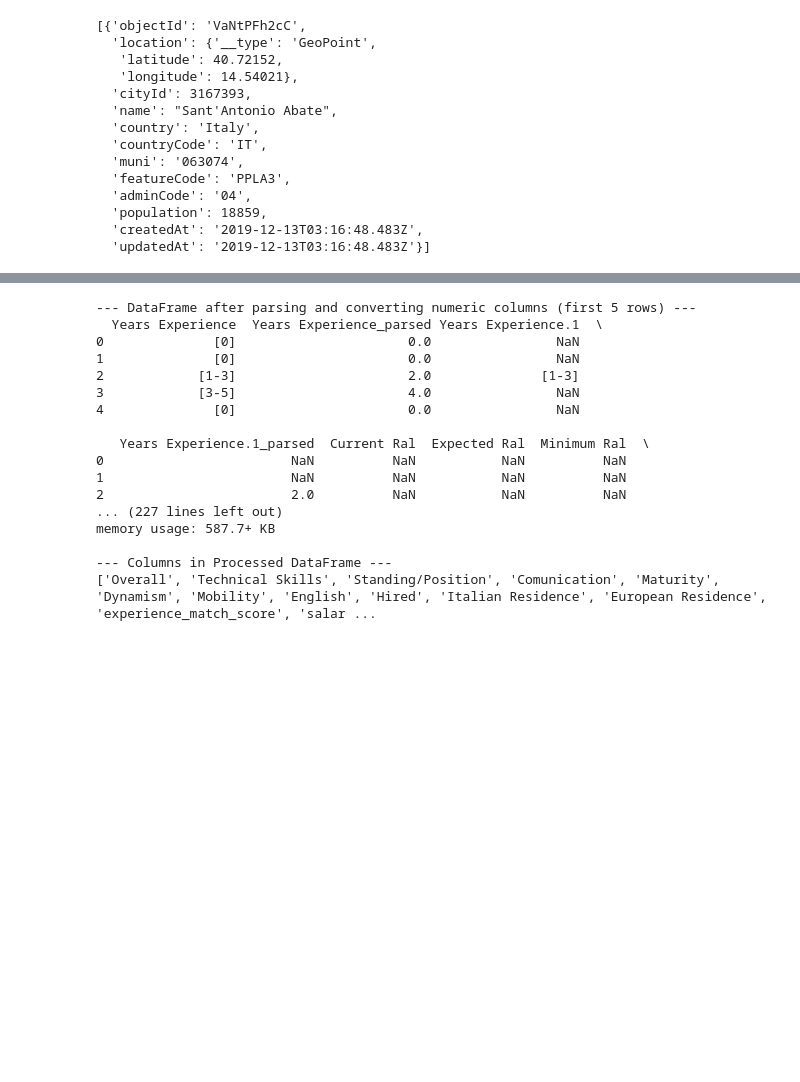
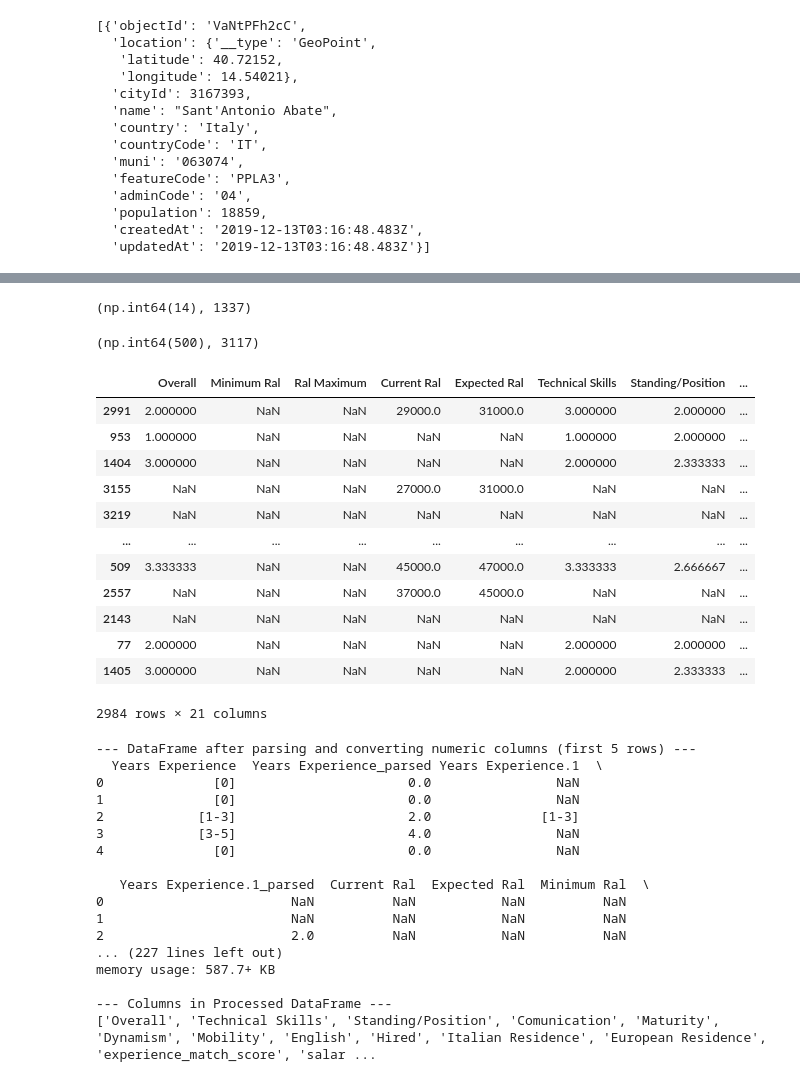
Before and after one commit to lyudmilstamenov/ethics_in_ai_unibo, a Jupyter notebook: model.ipynb, the cells around one changed output, grey strips where cells are left out. Saved outputs shown, nothing was run; the diff lists cells and outputs as text; code cells hidden in the pictures; blank space fills up the shorter version.

```diff
--- a/model.ipynb
+++ b/model.ipynb
@@ -994,9 +844,10 @@ Index(['ID', 'Candidate State', 'Age Range', 'Residence', 'Sex',
 # %%
 
 
-df_features = final_df.copy()
+# df_features = final_df.copy()
+df_features = final_df_filled.copy()
 
-df_features = parse_and_convert_numeric_cols(df_features)
+# df_features = parse_and_convert_numeric_cols(df_features)
 
 df_features['experience_match_score'] = calculate_experience_match_score(df_features)
 
@@ -1072,29 +923,42 @@ print("\n'Hired' column cleaned and added.")
 # Define the list of final columns you want to keep
 columns_to_keep_final = [
     '# TAG', # Identifier
-    'Italian Residence', 'European Residence', # Booleans
-    'Overall', 'Technical Skills', 'Standing/Position', # Original Scores
+    # 'Italian Residence', 'European Residence', # Booleans
+    # 'Overall',
+    'Technical Skills', 'Standing/Position', # Original Scores
     'Comunication', 'Maturity', 'Dynamism', 'Mobility', 'English', # Original Scores
     'Current Ral', 'Expected Ral', 'Minimum Ral', 'Ral Maximum', # Original RALs (now numeric/NaN)
     'Years Experience_parsed', 'Years Experience.1_parsed', # Parsed Years Experience
     'experience_match_score', 'salary_fit_score', # New Scores
-    'profile_nlp_similarity_st', 'profile_nlp_similarity_tfidf', # Both NLP Scores (keep both or choose one)
-    'residence_hq_distance_km', 'residence_hq_proximity_score', # New Geo Scores
-    'overall_match_score', # New Combined Score
+    # 'profile_nlp_similarity_st',
+    # 'profile_nlp_similarity_tfidf', # Both NLP Scores (keep both or choose one)
+    # 'residence_hq_distance_km', 'residence_hq_proximity_score', # New Geo Scores
+    # 'overall_match_score', # New Combined Score
     'Hired' # Target variable
 ]
 
 df_features_cleaned = drop_columns_except(df_features, columns_to_keep_final)
 
-feature_columns_for_ml = [col for col in df_features_cleaned.columns if col != 'Hired' and col != '# TAG']
+feature_columns_for_ml = [col for col in df_features_cleaned.columns if col != 'Hired']
 
 X = df_features_cleaned[feature_columns_for_ml]
 y = df_features_cleaned['Hired']
+for c in X.columns:
+    print(c,X[c].isna().sum())
+# from imblearn.over_sampling import SMOTE
+# print(f'Before resampling:{len(X)}')
 
-X_train, X_test, y_train, y_test = train_test_split(X, y, test_size=0.25, random_state=42, stratify=y) # Stratify to maintain hire ratio
+# smote = SMOTE(random_state=42)
+# X, y = smote.fit_resample(X, y)
+# print(f'After resampling:{len(X)}')
+X_train, X_test, y_train, y_test = train_test_split(X, y, test_size=0.33, random_state=42, stratify=y) # Stratify to maintain hire ratio
+# index_cut=int(0.65 * len(X))
+# X_train, X_test = X[:index_cut], X[index_cut:]
+# y_train, y_test = y[:index_cut], y[index_cut:]
 
-
-model = HistGradientBoostingClassifier(random_state=42)
+from sklearn.linear_model import LogisticRegression
+model = LogisticRegression()
+# model = HistGradientBoostingClassifier(random_state=42)
 
 # Train the model - pass X_train directly (it may contain NaNs)
 print("\n--- Training HistGradientBoostingClassifier Model ---")
@@ -1144,3 +1061,27 @@ memory usage: 823.7 KB
+# %%
+(y_test==True).sum(),len(y_test)
+# %% [output]
+(np.int64(14), 1337)
+# %%
+(y_train==True).sum(),len(y_train)
+# %% [output]
+(np.int64(500), 3117)
+# %%
+X_train
+# %% [output]
+|  | Overall | Minimum Ral | Ral Maximum | Current Ral | Expected Ral | Technical Skills | Standing/Position | ... |
+| 2991 | 2.000000 | NaN | NaN | 29000.0 | 31000.0 | 3.000000 | 2.000000 | ... |
+| 953 | 1.000000 | NaN | NaN | NaN | NaN | 1.000000 | 2.000000 | ... |
+| 1404 | 3.000000 | NaN | NaN | NaN | NaN | 2.000000 | 2.333333 | ... |
+| 3155 | NaN | NaN | NaN | 27000.0 | 31000.0 | NaN | NaN | ... |
+| 3219 | NaN | NaN | NaN | NaN | NaN | NaN | NaN | ... |
+| ... | ... | ... | ... | ... | ... | ... | ... | ... |
+| 509 | 3.333333 | NaN | NaN | 45000.0 | 47000.0 | 3.333333 | 2.666667 | ... |
+| 2557 | NaN | NaN | NaN | 37000.0 | 45000.0 | NaN | NaN | ... |
+| 2143 | NaN | NaN | NaN | NaN | NaN | NaN | NaN | ... |
+| 77 | 2.000000 | NaN | NaN | NaN | NaN | 2.000000 | 2.000000 | ... |
+| 1405 | 3.000000 | NaN | NaN | NaN | NaN | 2.000000 | 2.333333 | ... |
+2984 rows × 21 columns
 # %%
 
 
```
Also changed, not shown: parts of 35 cells of this notebook, 1 other file.
